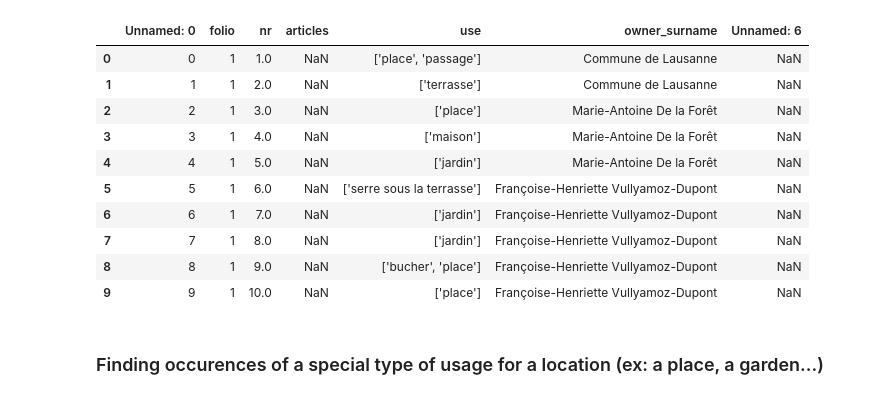
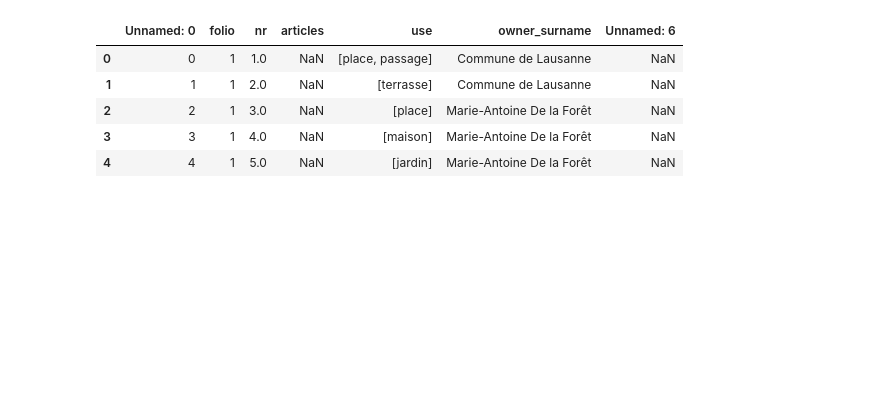
Before and after one commit to Arvalent/LausanneTimeMachine, a Jupyter notebook: Cadastre_extraction.ipynb, the cells around one changed output. Cells and saved outputs as stored; diff of their text form; code cells hidden in the pictures; blank space fills up the shorter version.

```diff
--- a/Cadastre_extraction.ipynb
+++ b/Cadastre_extraction.ipynb
@@ -7,6 +10,12 @@ import matplotlib.pyplot as plt
+# %%
+def string_to_list(column):
+    return [element.strip(" ") for element in column.strip("[]").replace("'", "").replace('"', "").split(", ")]
 # %%
 PATH = 'data/'
 
 recensement = pd.read_excel(PATH + '1832_cleaned_data_recensement.xlsx')
-cadastre = pd.read_excel(PATH + 'legende_folio1.xlsx')
+recensement["PROPRIÉTAIRES DES MAISONS."] = recensement["PROPRIÉTAIRES DES MAISONS."].apply(string_to_list)
+
+cadastre = pd.read_excel(PATH + 'legende.xlsx')
+cadastre["use"] = cadastre["use"].apply(string_to_list)
 # %%
@@ -27,16 +31,9 @@ recensement.head(10)
 # %%
-cadastre.head(10)
+cadastre.head(5)
 # %% [output]
 |  | Unnamed: 0 | folio | nr | articles | use | owner_surname | Unnamed: 6 |
-| 0 | 0 | 1 | 1.0 | NaN | ['place', 'passage'] | Commune de Lausanne | NaN |
-| 1 | 1 | 1 | 2.0 | NaN | ['terrasse'] | Commune de Lausanne | NaN |
-| 2 | 2 | 1 | 3.0 | NaN | ['place'] | Marie-Antoine De la Forêt | NaN |
-| 3 | 3 | 1 | 4.0 | NaN | ['maison'] | Marie-Antoine De la Forêt | NaN |
-| 4 | 4 | 1 | 5.0 | NaN | ['jardin'] | Marie-Antoine De la Forêt | NaN |
-| 5 | 5 | 1 | 6.0 | NaN | ['serre sous la terrasse'] | Françoise-Henriette Vullyamoz-Dupont | NaN |
-| 6 | 6 | 1 | 7.0 | NaN | ['jardin'] | Françoise-Henriette Vullyamoz-Dupont | NaN |
-| 7 | 7 | 1 | 8.0 | NaN | ['jardin'] | Françoise-Henriette Vullyamoz-Dupont | NaN |
-| 8 | 8 | 1 | 9.0 | NaN | ['bucher', 'place'] | Françoise-Henriette Vullyamoz-Dupont | NaN |
-| 9 | 9 | 1 | 10.0 | NaN | ['place'] | Françoise-Henriette Vullyamoz-Dupont | NaN |
+| 0 | 0 | 1 | 1.0 | NaN | [place, passage] | Commune de Lausanne | NaN |
+| 1 | 1 | 1 | 2.0 | NaN | [terrasse] | Commune de Lausanne | NaN |
+| 2 | 2 | 1 | 3.0 | NaN | [place] | Marie-Antoine De la Forêt | NaN |
+| 3 | 3 | 1 | 4.0 | NaN | [maison] | Marie-Antoine De la Forêt | NaN |
+| 4 | 4 | 1 | 5.0 | NaN | [jardin] | Marie-Antoine De la Forêt | NaN |
-# %% [markdown]
-### Finding occurences of a special type of usage for a location (ex: a place,  a garden...)
```
Also changed, not shown: parts of 24 cells of this notebook, 1 other file.
